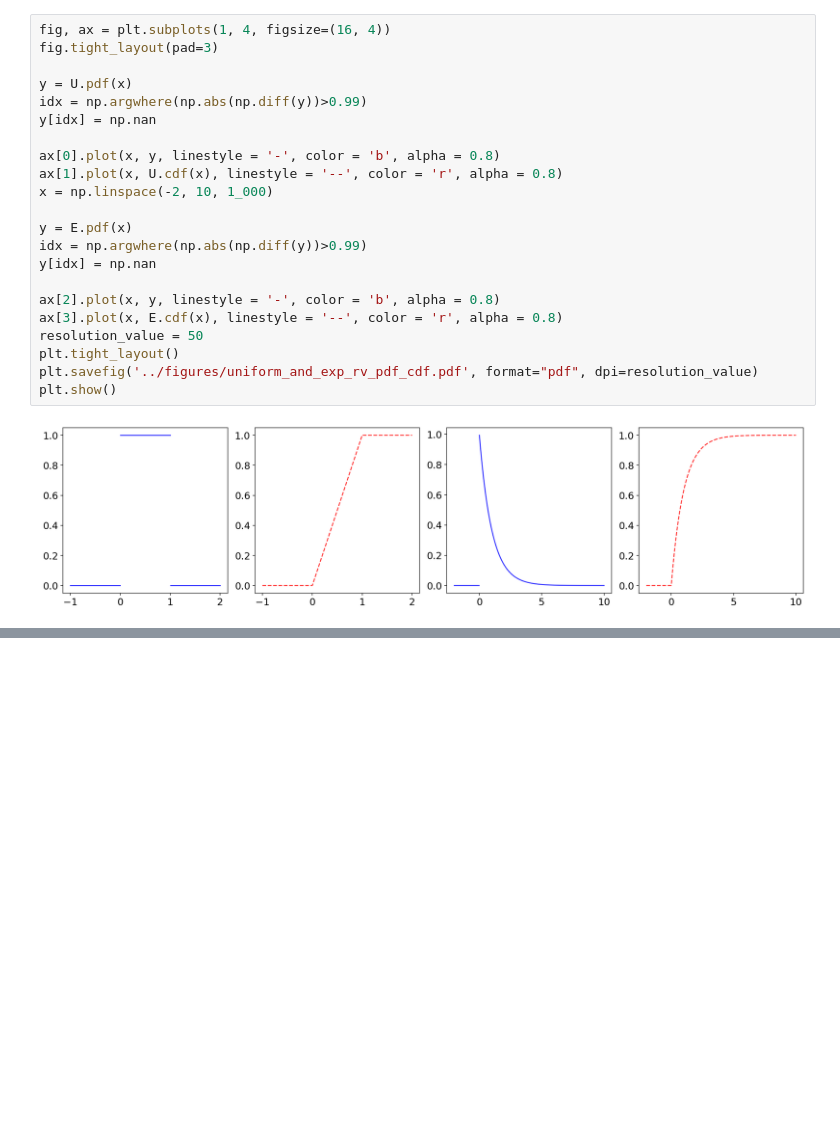
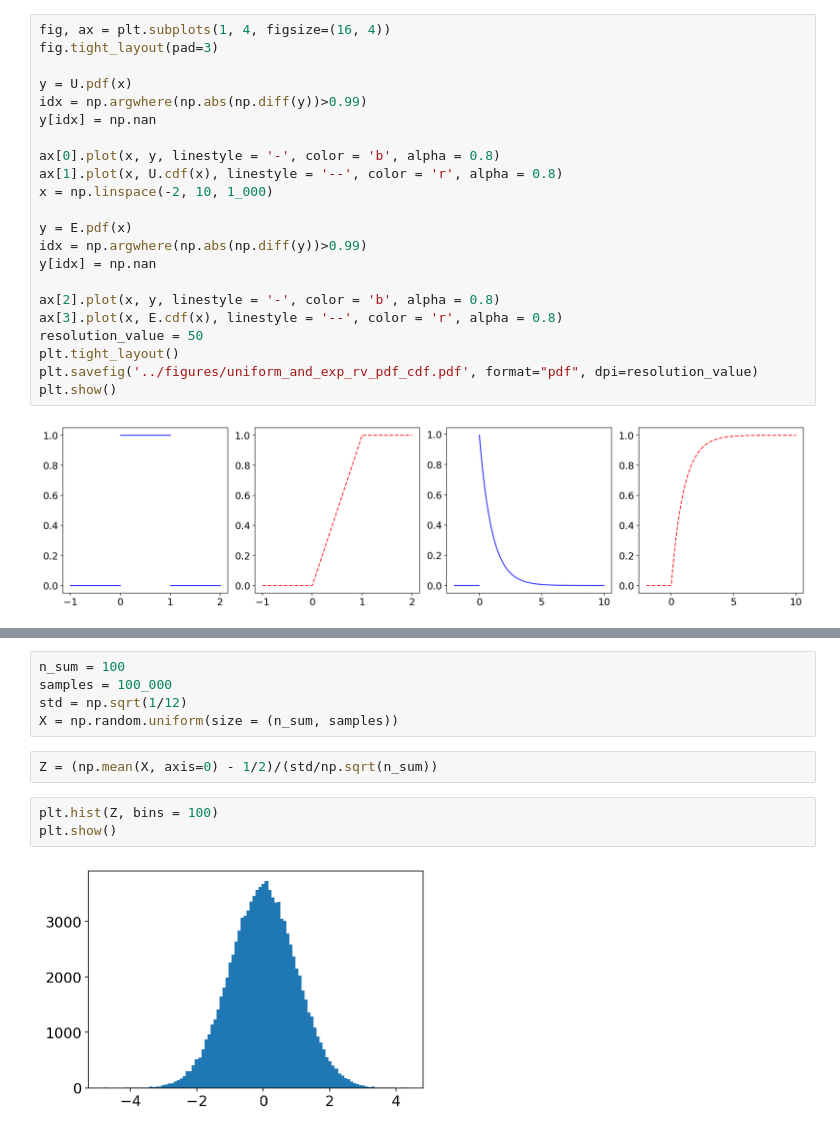
Before and after one commit to leandro-sbetancourt/kcl-continuous-time-finance, a Jupyter notebook: notebooks/Ch2-Probability-essentials.ipynb, the cells around one changed output, grey strips where cells are left out. Cells and saved outputs as stored; diff of their text form; blank space fills up the shorter version.

```diff
--- a/notebooks/Ch2-Probability-essentials.ipynb
+++ b/notebooks/Ch2-Probability-essentials.ipynb
@@ -94,0 +112,12 @@ plt.show()
+# %%
+n_sum = 100
+samples = 100_000
+std = np.sqrt(1/12)
+X = np.random.uniform(size = (n_sum, samples))
+# %%
+Z = (np.mean(X, axis=0) - 1/2)/(std/np.sqrt(n_sum))
+# %%
+plt.hist(Z, bins = 100)
+plt.show()
+# %% [output]
+[figure, added]
```
Also changed, not shown: parts of 5 cells of this notebook.
